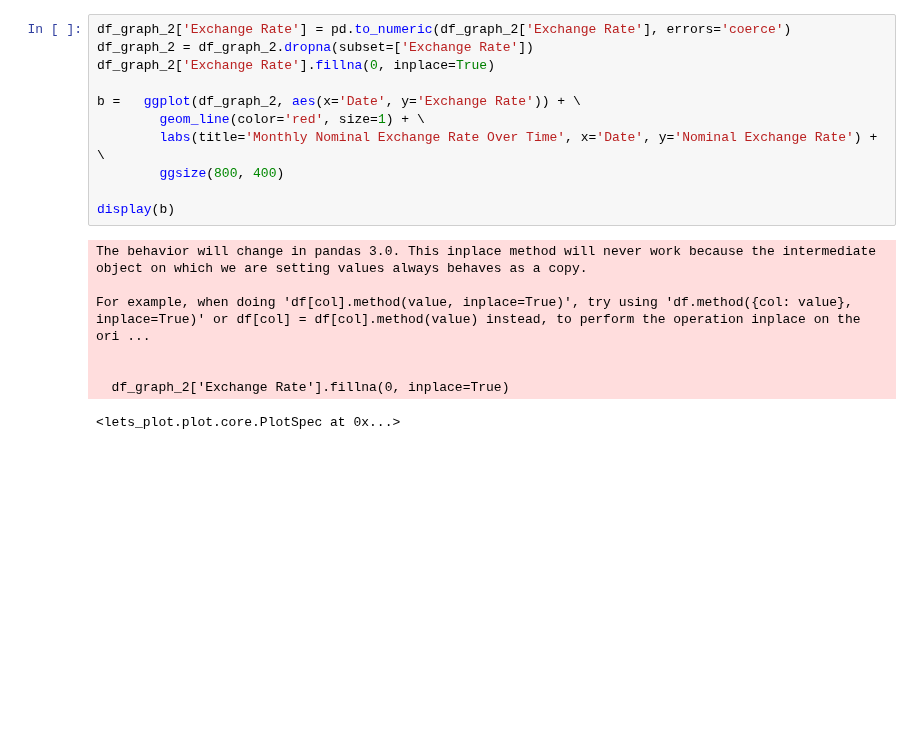
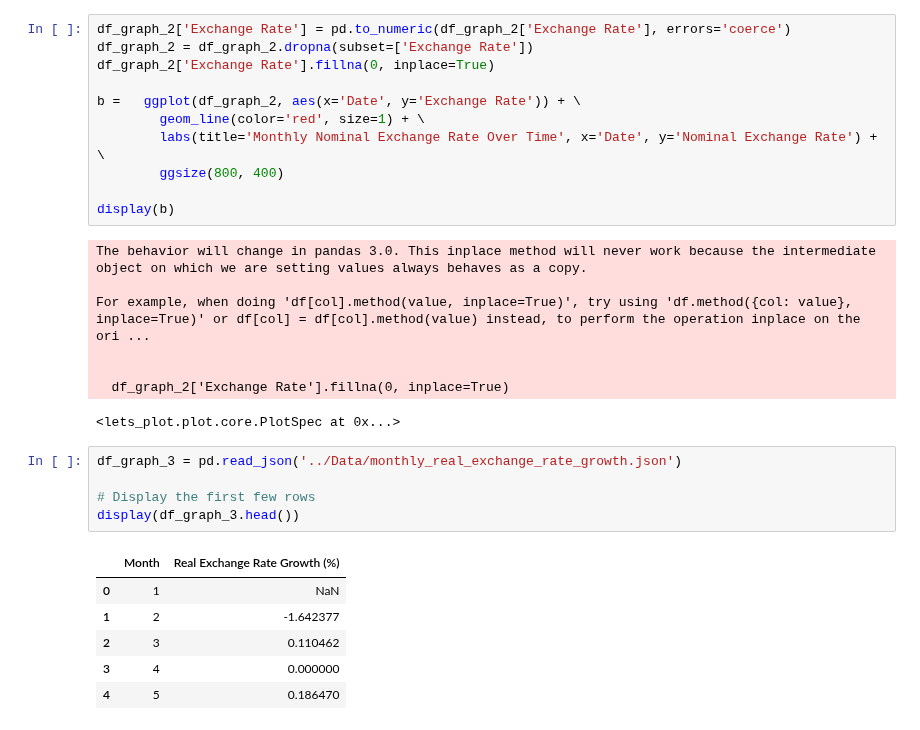
Before and after one commit to SparklyPlant/The-Grave-of-Ming, a Jupyter notebook: Code/NB1.ipynb, the cells around one changed output. Saved outputs shown, nothing was run; the diff lists cells and outputs as text; blank space fills up the shorter version.

```diff
--- a/Code/NB1.ipynb
+++ b/Code/NB1.ipynb
@@ -627,3 +629,15 @@ For example, when doing 'df[col].method(value, inplace=True)', try using 'df.met
 
   df_graph_2['Exchange Rate'].fillna(0, inplace=True)
 <lets_plot.plot.core.PlotSpec at 0x...>
+# %%
+df_graph_3 = pd.read_json('../Data/monthly_real_exchange_rate_growth.json')
+
+# Display the first few rows
+display(df_graph_3.head())
+# %% [output]
+|  | Month | Real Exchange Rate Growth (%) |
+| 0 | 1 | NaN |
+| 1 | 2 | -1.642377 |
+| 2 | 3 | 0.110462 |
+| 3 | 4 | 0.000000 |
+| 4 | 5 | 0.186470 |
```
Also changed, not shown: parts of 3 cells of this notebook, 1 other file.
